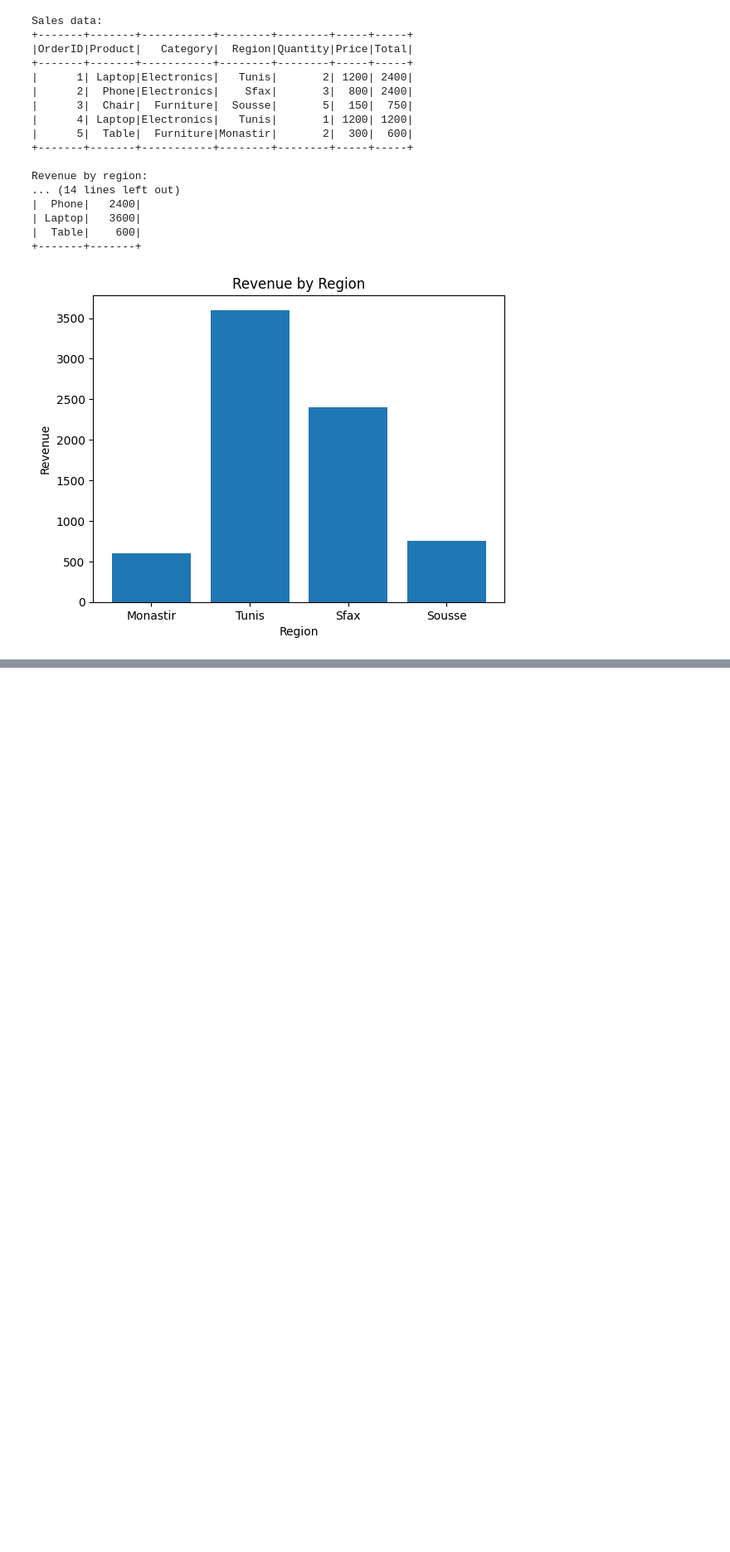
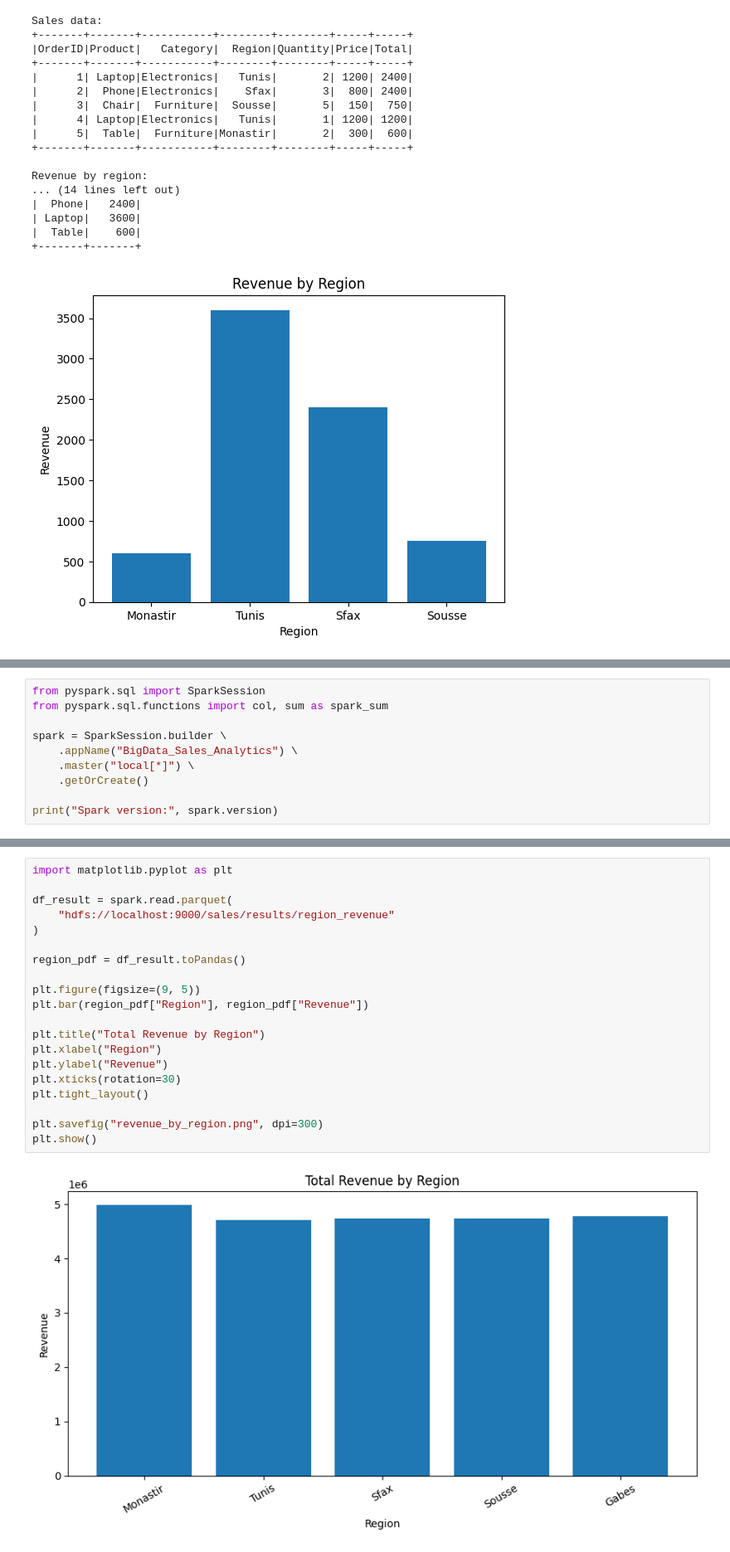
Before and after one commit to MrabetHiba/BigData-Sales-Analytics, a Jupyter notebook: BigData_Sales_Analytics.ipynb, the cells around one changed output, grey strips where cells are left out. Shown at 83% size. Saved outputs shown, nothing was run; the diff lists cells and outputs as text; blank space fills up the shorter version.

```diff
--- a/BigData_Sales_Analytics.ipynb
+++ b/BigData_Sales_Analytics.ipynb
@@ -440,0 +1112,10 @@ Revenue by region:
+# %%
+from pyspark.sql import SparkSession
+from pyspark.sql.functions import col, sum as spark_sum
+
+spark = SparkSession.builder \
+    .appName("BigData_Sales_Analytics") \
+    .master("local[*]") \
+    .getOrCreate()
+
+print("Spark version:", spark.version)
@@ -440,0 +1229,22 @@ Revenue by region:
+# %%
+import matplotlib.pyplot as plt
+
+df_result = spark.read.parquet(
+    "hdfs://localhost:9000/sales/results/region_revenue"
+)
+
+region_pdf = df_result.toPandas()
+
+plt.figure(figsize=(9, 5))
+plt.bar(region_pdf["Region"], region_pdf["Revenue"])
+
+plt.title("Total Revenue by Region")
+plt.xlabel("Region")
+plt.ylabel("Revenue")
+plt.xticks(rotation=30)
+plt.tight_layout()
+
+plt.savefig("revenue_by_region.png", dpi=300)
+plt.show()
+# %% [output]
+[figure, added]
```
Also changed, not shown: parts of 48 cells of this notebook, 1 other file.
